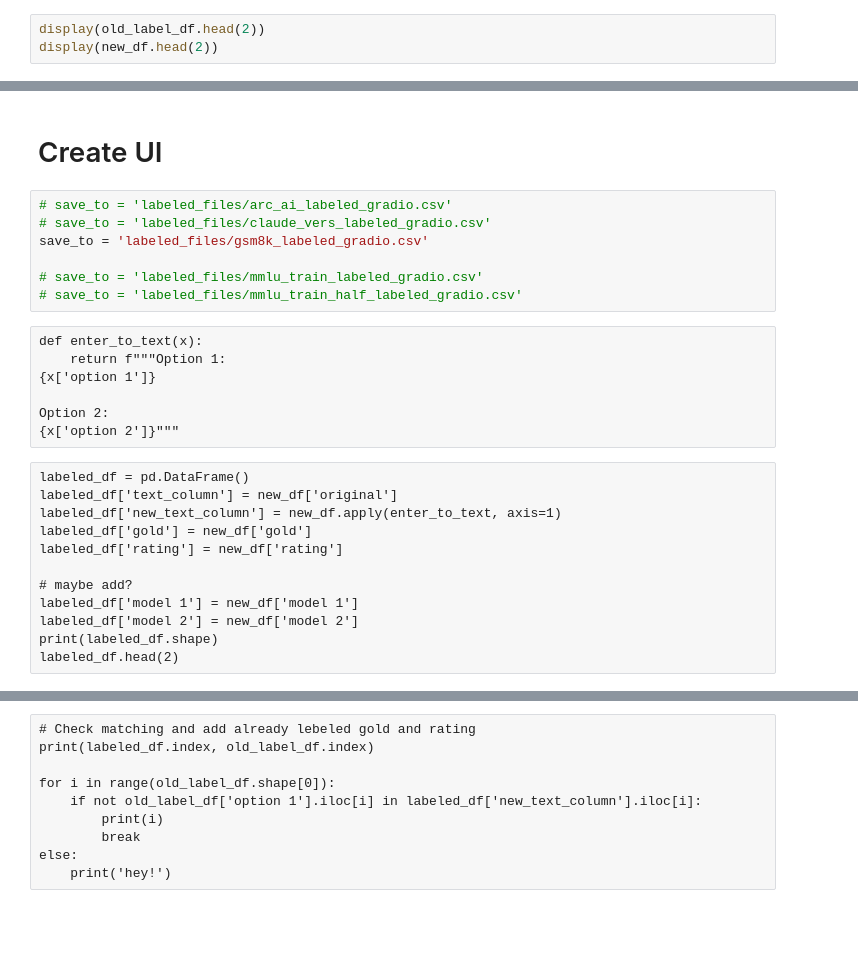
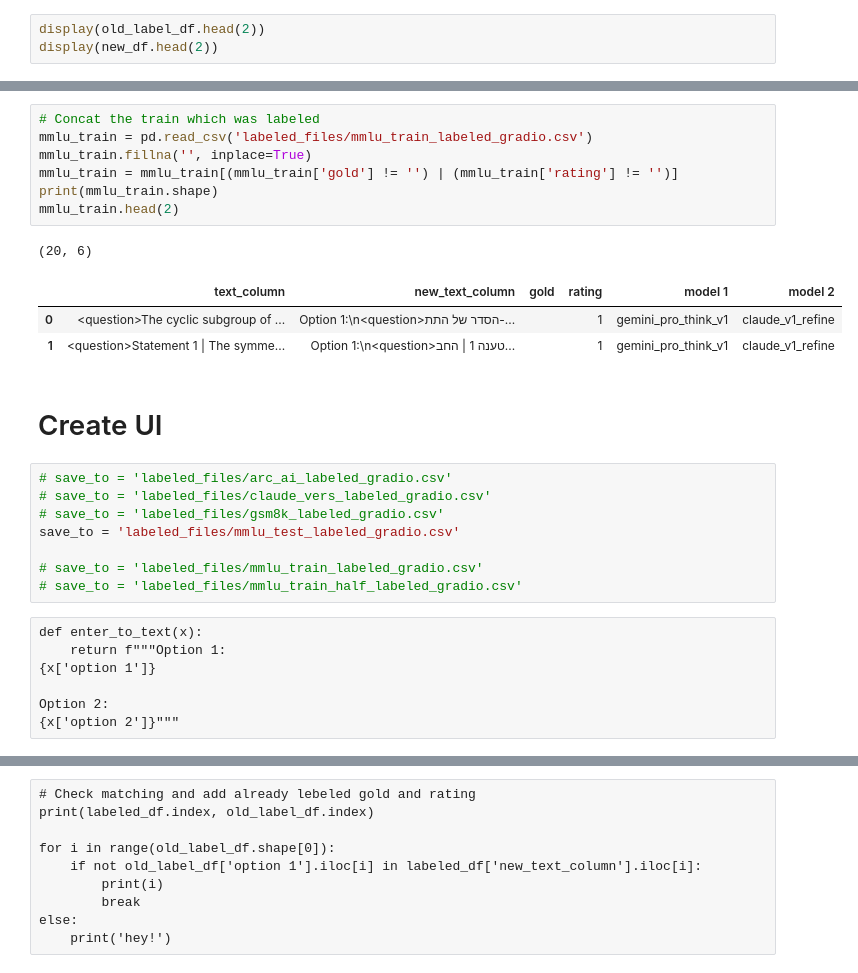
Before and after one commit to sarelWeinberger/qwen-hebrew-finetuning, a Jupyter notebook: translation/4 - labeling_app.ipynb, the cells around one changed output, grey strips where cells are left out. Drawn from its saved outputs; the diff is of its cells as text; blank space fills up the shorter version.

```diff
--- a/translation/4 - labeling_app.ipynb
+++ b/translation/4 - labeling_app.ipynb
@@ -77,28 +79,29 @@ new_df.loc[old_label_df[old_label_df['rating'] != ''].index, ['option 1', 'optio
+# %%
+# Concat the train which was labeled
+mmlu_train = pd.read_csv('labeled_files/mmlu_train_labeled_gradio.csv')
+mmlu_train.fillna('', inplace=True)
+mmlu_train = mmlu_train[(mmlu_train['gold'] != '') | (mmlu_train['rating'] != '')]
+print(mmlu_train.shape)
+mmlu_train.head(2)
+# %% [output]
+(20, 6)
+|  | text_column | new_text_column | gold | rating | model 1 | model 2 |
+| 0 | <question>The cyclic subgroup of ... | Option 1:\n<question>הסדר של התת-... |  | 1 | gemini_pro_think_v1 | claude_v1_refine |
+| 1 | <question>Statement 1 | The symme... | Option 1:\n<question>טענה 1 | החב... |  | 1 | gemini_pro_think_v1 | claude_v1_refine |
 # %% [markdown]
 # Create UI
 # %%
 # save_to = 'labeled_files/arc_ai_labeled_gradio.csv'
 # save_to = 'labeled_files/claude_vers_labeled_gradio.csv'
-save_to = 'labeled_files/gsm8k_labeled_gradio.csv'
+# save_to = 'labeled_files/gsm8k_labeled_gradio.csv'
+save_to = 'labeled_files/mmlu_test_labeled_gradio.csv'
 
 # save_to = 'labeled_files/mmlu_train_labeled_gradio.csv'
 # save_to = 'labeled_files/mmlu_train_half_labeled_gradio.csv'
-# %% [raw]
-def enter_to_text(x):
-    return f"""Option 1:
-{x['option 1']}
-
-Option 2:
-{x['option 2']}"""
-# %% [raw]
-labeled_df = pd.DataFrame()
-labeled_df['text_column'] = new_df['original']
-labeled_df['new_text_column'] = new_df.apply(enter_to_text, axis=1)
-labeled_df['gold'] = new_df['gold']
-labeled_df['rating'] = new_df['rating']
-
-# maybe add?
-labeled_df['model 1'] = new_df['model 1']
-labeled_df['model 2'] = new_df['model 2']
-print(labeled_df.shape)
-labeled_df.head(2)
+# %% [raw]
+def enter_to_text(x):
+    return f"""Option 1:
+{x['option 1']}
+
+Option 2:
+{x['option 2']}"""
```
Also changed, not shown: parts of 10 cells of this notebook, 3 other files.
